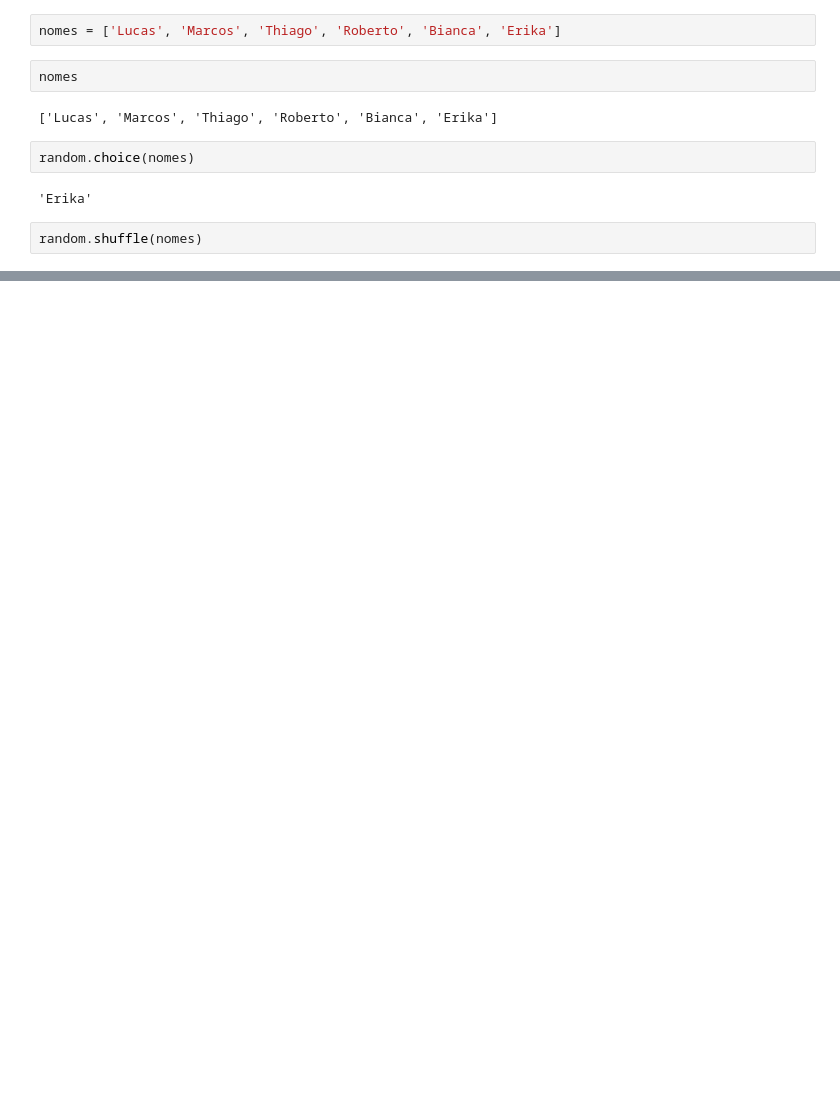
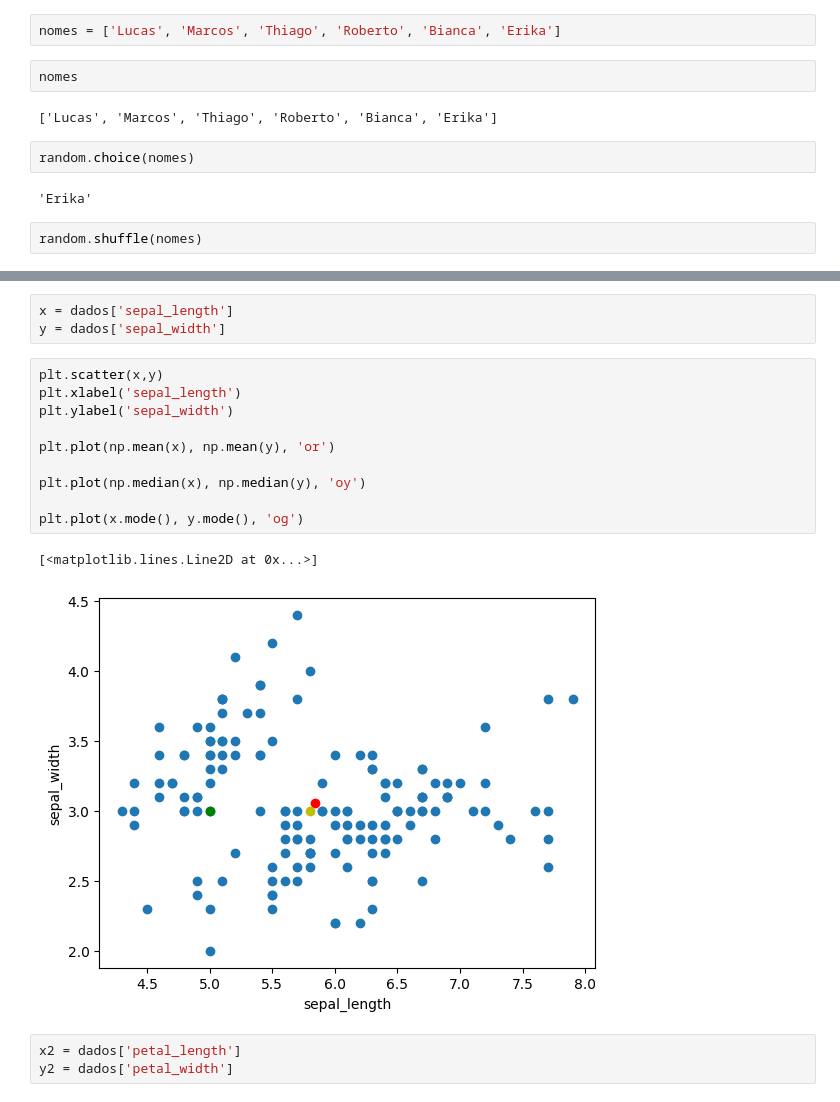
Before and after one commit to telmacarvalho/programa_de_bolsas_compass, a Jupyter notebook: Python/Exemplos_estatistica.ipynb, the cells around one changed output, grey strips where cells are left out. Cells and saved outputs as stored; diff of their text form; blank space fills up the shorter version.

```diff
--- a/Python/Exemplos_estatistica.ipynb
+++ b/Python/Exemplos_estatistica.ipynb
@@ -61,0 +212,19 @@ random.sample(nomes, 3)
+# %%
+x = dados['sepal_length']
+y = dados['sepal_width']
+# %%
+plt.scatter(x,y)
+plt.xlabel('sepal_length')
+plt.ylabel('sepal_width')
+
+plt.plot(np.mean(x), np.mean(y), 'or')
+
+plt.plot(np.median(x), np.median(y), 'oy')
+
+plt.plot(x.mode(), y.mode(), 'og')
+# %% [output]
+[<matplotlib.lines.Line2D at 0x...>]
+[figure, added]
+# %%
+x2 = dados['petal_length']
+y2 = dados['petal_width']
```
Also changed, not shown: parts of 36 cells of this notebook.
